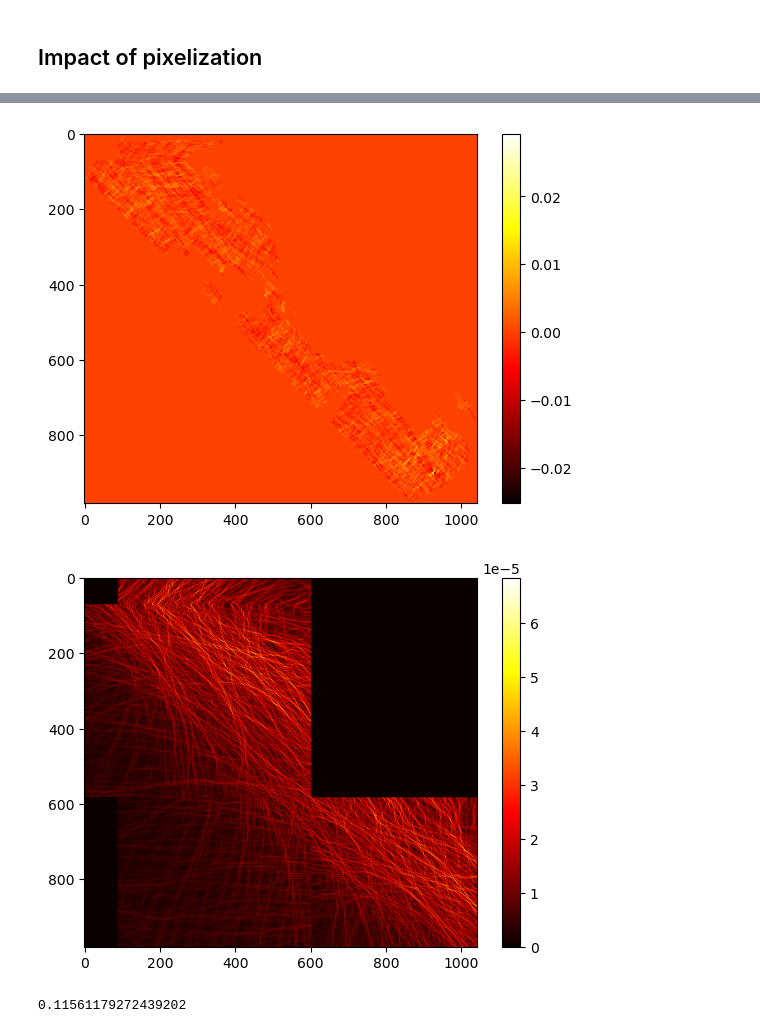
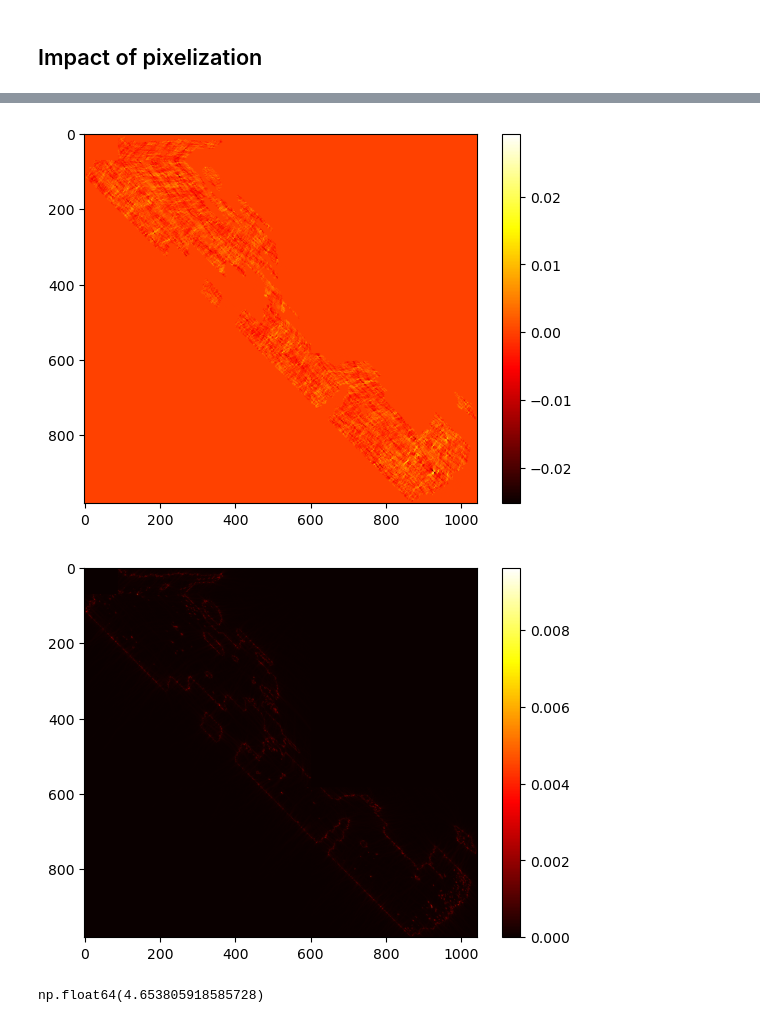
Before and after one commit to sachaguer/UNIONS_forward_model, a Jupyter notebook: notebooks/check_patching_scheme.ipynb, the cells around one changed output, grey strips where cells are left out. Drawn from its saved outputs; the diff is of its cells as text; code cells hidden in the pictures.

```diff
--- a/notebooks/check_patching_scheme.ipynb
+++ b/notebooks/check_patching_scheme.ipynb
@@ -40,7 +40,7 @@ As = output['cosmo_params']["A_s"]
 nside = output['config']['preprocessing']['nside']
 lmax = 2*nside
 
-blank_pixels = hp.UNSEEN
+blank_pixels = 0#hp.UNSEEN
 # %%
 idx_gal = output['bin_1']['idx']
 
@@ -212,22 +235,22 @@ hp.mollview(masked_shear1.real, cmap='hot')
 [figure]
 # %%
-im0 = get_images_from_shear_map(nside, masked_shear0.real, blank_pixels=0)[0]
-im1 = get_images_from_shear_map(nside, masked_shear1.real, blank_pixels=0)[0]
+im0 = get_images_from_map(nside, masked_shear0.real, blank_pixels=0)[0]
+im1 = get_images_from_map(nside, masked_shear1.real, blank_pixels=0)[0]
 
 plt.imshow(im0.real, cmap='hot')
 plt.colorbar()
 plt.show()
 plt.imshow(im1.real, cmap='hot')
 plt.colorbar()
 plt.show()
 plt.imshow(np.abs(im1-im0), cmap='hot')
 plt.colorbar()
 plt.show()
 # %% [output]
 [figure]
 [figure]
-[figure, old version]
+[figure, new version]
 # %%
 np.abs(im0-im1).max()/np.abs(im0[im0!=blank_pixels]).mean()
 # %% [output]
-0.11561179272439202
+np.float64(4.653805918585728)
```
Also changed, not shown: parts of 9 cells of this notebook, 3 other files.
